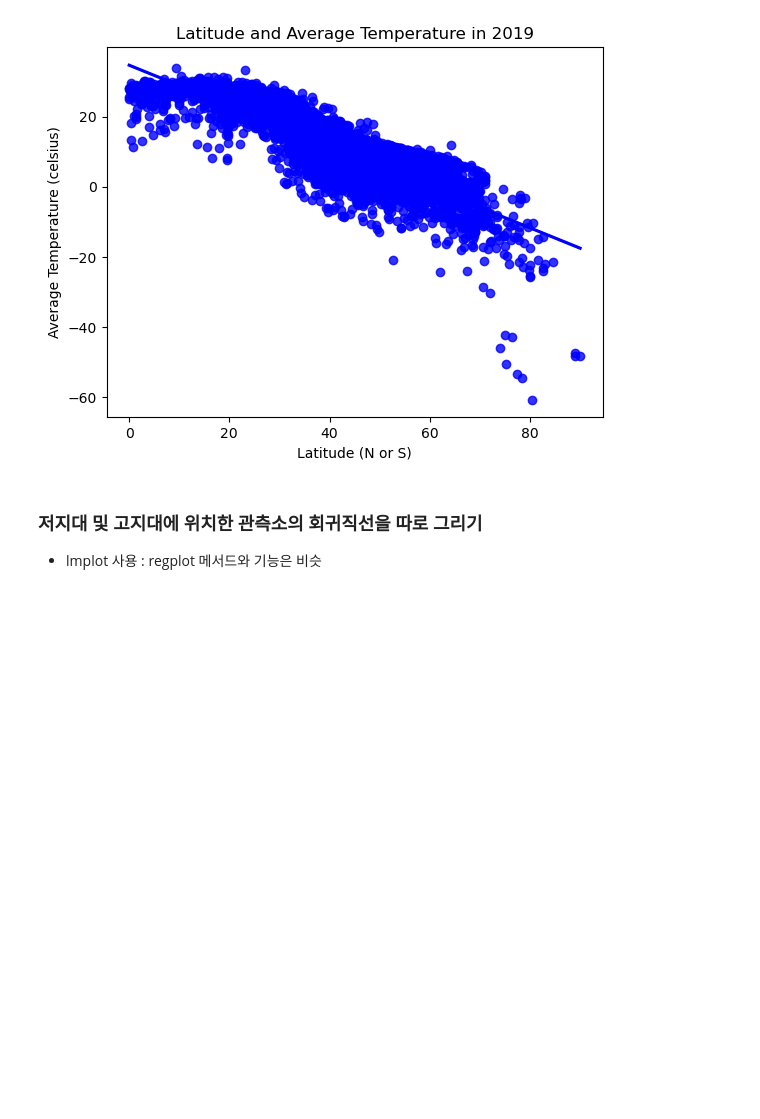
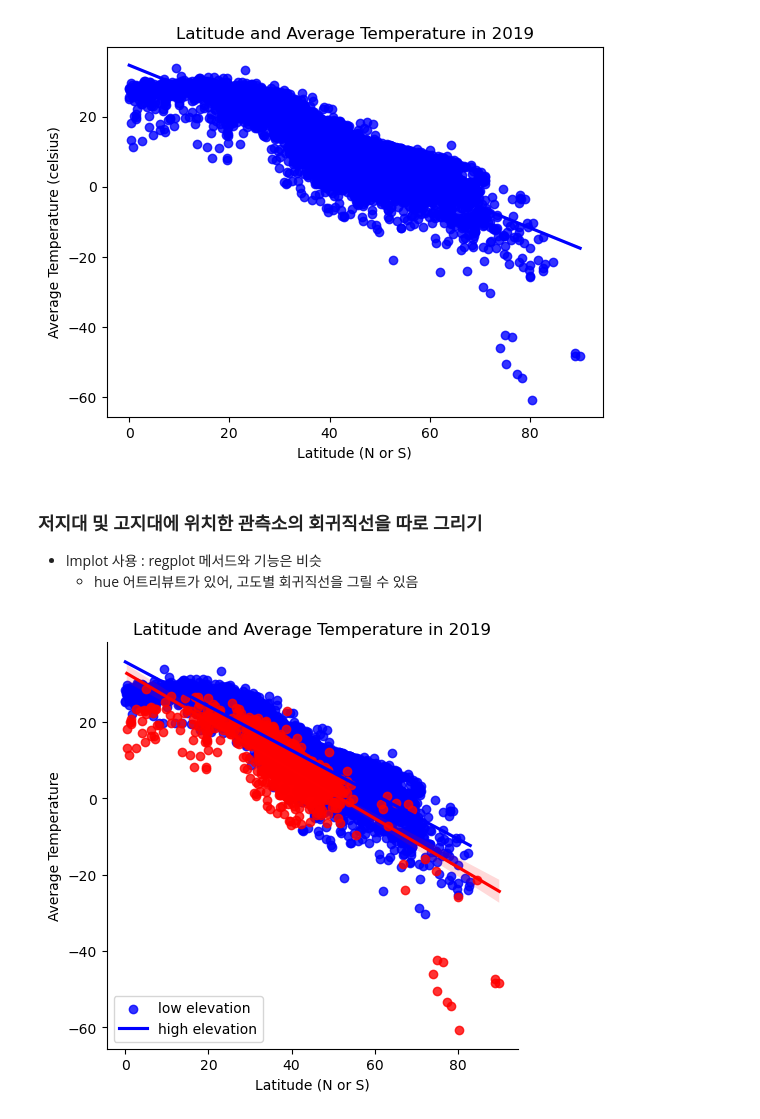
Before and after one commit to minseungryu/Pandas_Data_Cleaning, a Jupyter notebook: Ch5_(4)산점도를 활용해 이변량 관계 확인.ipynb, the cells around one changed output. Drawn from its saved outputs; the diff is of its cells as text; code cells hidden in the pictures; blank space fills up the shorter version.

Commit message:
study scatter plot-lmplot, regplot

```diff
--- a/Ch5_(4)산점도를 활용해 이변량 관계 확인.ipynb
+++ b/Ch5_(4)산점도를 활용해 이변량 관계 확인.ipynb
@@ -68,3 +72,17 @@ plt.show()
 # %% [markdown]
 ### 저지대 및 고지대에 위치한 관측소의 회귀직선을 따로 그리기
 - lmplot 사용 : regplot 메서드와 기능은 비슷
+    - hue 어트리뷰트가 있어, 고도별 회귀직선을 그릴 수 있음
+# %%
+landtemps['elevation_group'] = np.where(landtemps.elevation<=1000, 'low', 'high')
+sns.lmplot(x='latabs', y='avgtemp', hue='elevation_group', palette=dict(low="blue", high="red"),
+          legend_out=False, data=landtemps)
+plt.xlabel('Latitude (N or S)')
+plt.ylabel('Average Temperature')
+plt.legend(('low elevation', 'high elevation'), loc='lower left')
+plt.yticks(np.arange(-60, 40, step=20))
+plt.title('Latitude and Average Temperature in 2019')
+plt.tight_layout()
+plt.show()
+# %% [output]
+[figure, added]
```
Also changed, not shown: parts of 9 cells of this notebook.
